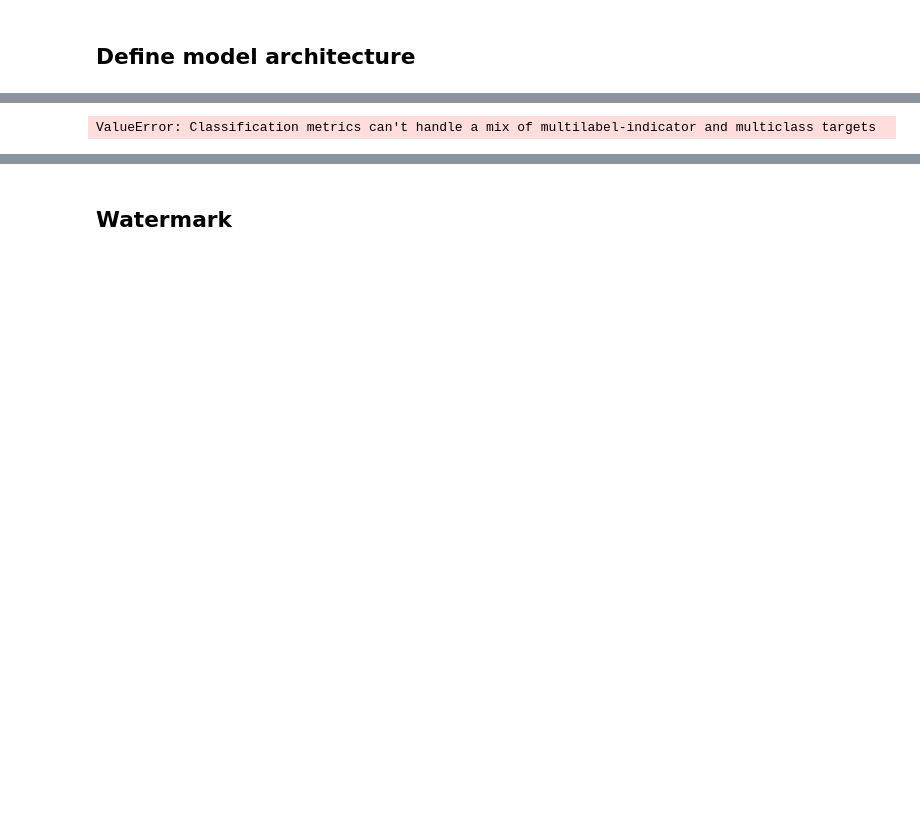
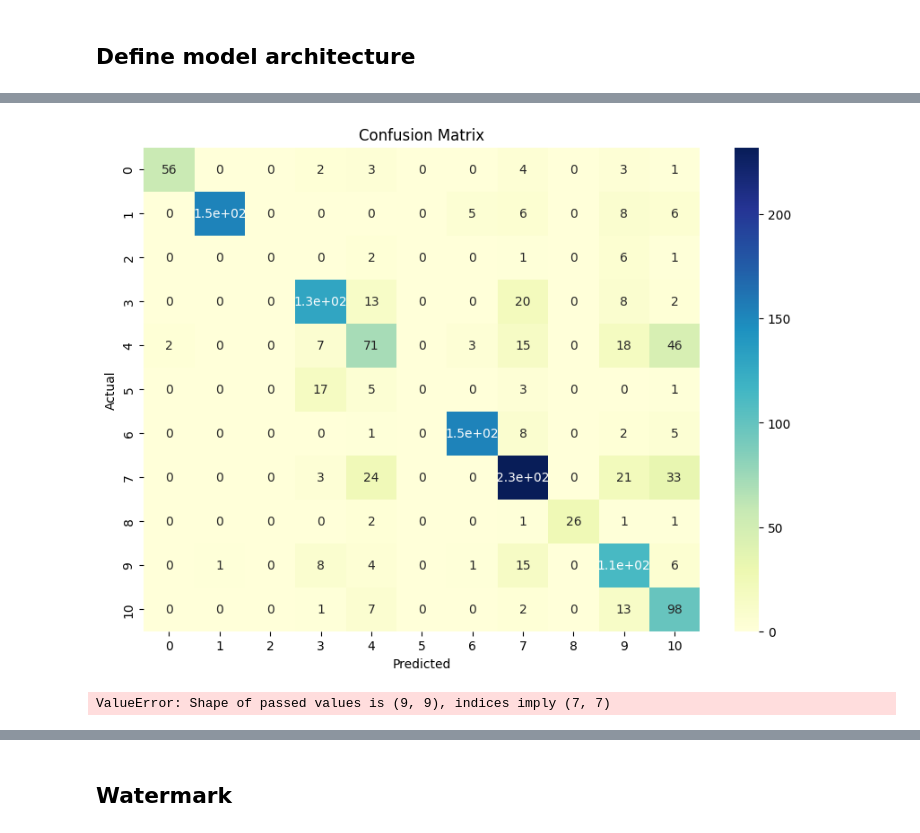
Before and after one commit to f-marchi/ALMA, a Jupyter notebook: 5_PyTorch_Multiclass_Classifier_v3.ipynb, the cells around one changed output, grey strips where cells are left out. Drawn from its saved outputs; the diff is of its cells as text; code cells hidden in the pictures; blank space fills up the shorter version.

```diff
--- a/5_PyTorch_Multiclass_Classifier_v3.ipynb
+++ b/5_PyTorch_Multiclass_Classifier_v3.ipynb
@@ -226,41 +244,29 @@ plt.show()
-# %%
-import matplotlib.pyplot as plt
-import seaborn as sns
-import torch
-import numpy as np
-from sklearn.metrics import confusion_matrix, ConfusionMatrixDisplay
-
-def plot_confusion_matrix(model, X_test, y_test, label_encoder):
-    sns.set_theme(style='white')
-
-    # Make sure the model is in evaluation mode
-    model.eval()
-
-    # Compute the model predictions
-    with torch.no_grad():
-        y_pred = model(X_test)
-        y_pred = torch.argmax(y_pred, 1)
-
-    # Convert tensors to NumPy arrays for use with sklearn
-    y_pred = y_pred.cpu().numpy()
-    y_test = y_test.cpu().numpy()
-
-    cm = confusion_matrix(y_test, y_pred, normalize='true')
-    disp = ConfusionMatrixDisplay(confusion_matrix=cm,
-                                  display_labels=label_encoder.classes_)
-    disp.plot(cmap='Blues', values_format='.2f', xticks_rotation='vertical')
-
-    # Increase the size of the plot
-    fig = plt.gcf()
-    fig.set_size_inches(10, 10)
-
-    # Add title and axis names
-    plt.title('Classification Results, n=' + str(len(X_test)), fontsize=14, fontweight='bold')
-    plt.xlabel('Predicted', fontsize=14, fontweight='bold')
-    plt.ylabel('Actual', fontsize=14, fontweight='bold')
-
-    plt.show()
-
-plot_confusion_matrix(model, X_test, y_test, label_encoder)
-# %% [output]
-ValueError: Classification metrics can't handle a mix of multilabel-indicator and multiclass targets
+# %%
+import seaborn as sns
+import matplotlib.pyplot as plt
+import pandas as pd
+from sklearn.metrics import confusion_matrix
+import torch
+
+def plot_confusion_matrix(y_true, y_pred, output_size):
+    model.eval()
+    _, y_pred = torch.max(model(y_pred), 1)
+    conf_mat = confusion_matrix(y_true.numpy(), y_pred.numpy())
+    df_cm = pd.DataFrame(conf_mat, index=[i for i in range(output_size)],
+                         columns=[i for i in range(output_size)])
+    plt.figure(figsize=(10, 7))
+    sns.heatmap(df_cm, annot=True, cmap="YlGnBu")
+    plt.title('Confusion Matrix')
+    plt.xlabel('Predicted')
+    plt.ylabel('Actual')
+    plt.show()
+
+output_sizes = [11, 7]  # Replace with actual output sizes if different
+data = [(y_train, X_train), (y_test, X_test)]  # Your data tuples here
+
+for i in range(2):
+    _, y_true = torch.max(data[i][0], 1)
+    plot_confusion_matrix(y_true, data[i][1], output_sizes[i])
+# %% [output]
+[figure, added]
+ValueError: Shape of passed values is (9, 9), indices imply (7, 7)
```
Also changed, not shown: parts of 11 cells of this notebook.
